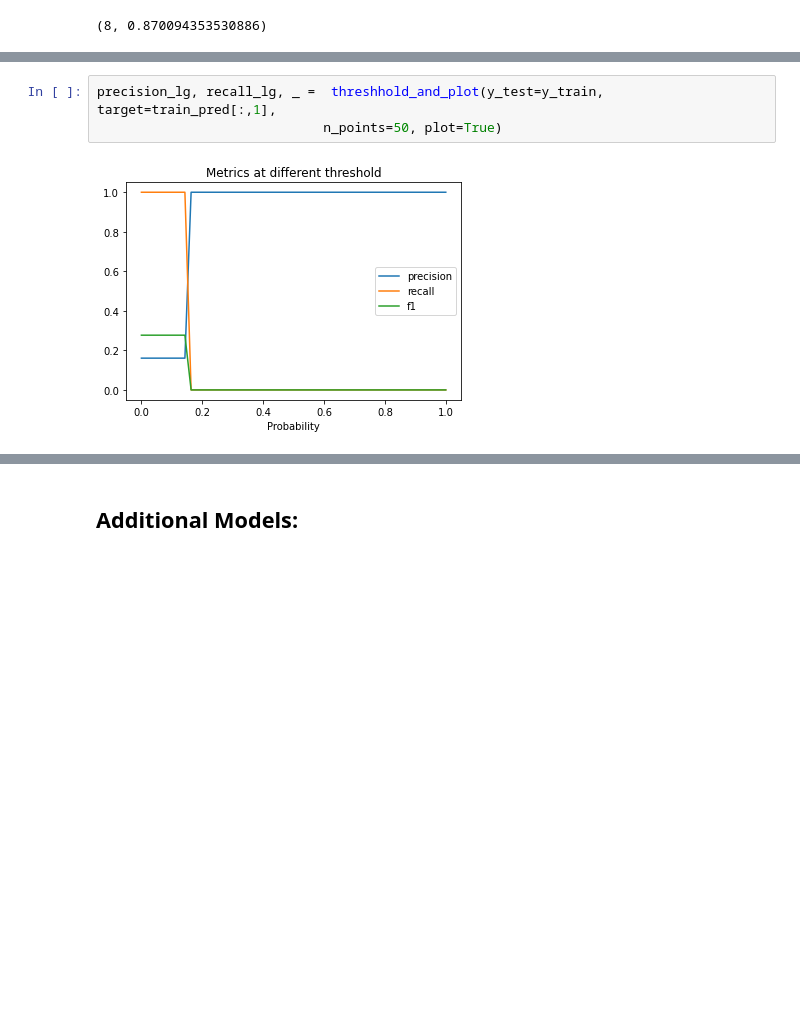
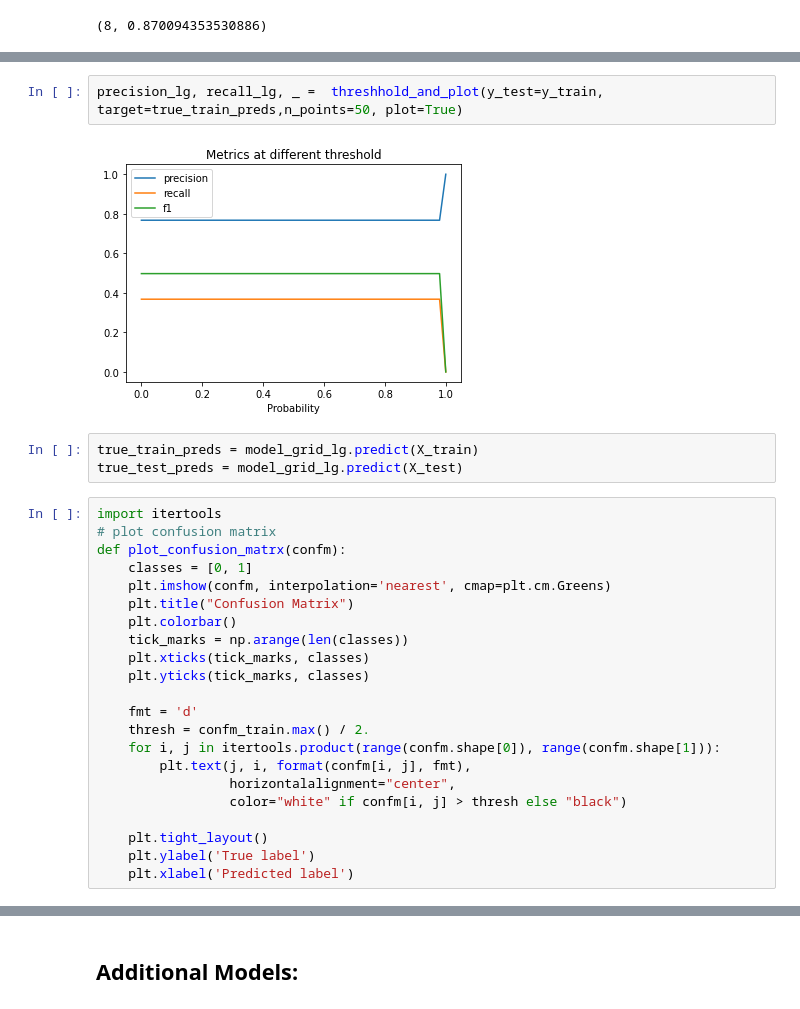
Before and after one commit to shaisid01/Data-Science, a Jupyter notebook: CapstoneProjects/Capstone 2/Notebooks/05_modeling.ipynb, the cells around one changed output, grey strips where cells are left out. Drawn from its saved outputs; the diff is of its cells as text; blank space fills up the shorter version.

```diff
--- a/CapstoneProjects/Capstone 2/Notebooks/05_modeling.ipynb
+++ b/CapstoneProjects/Capstone 2/Notebooks/05_modeling.ipynb
@@ -293,5 +323,29 @@ max_thresh(cv_scores_lg)
+# %%
+precision_lg, recall_lg, _ =  threshhold_and_plot(y_test=y_train, target=true_train_preds,n_points=50, plot=True)
+# %% [output]
+[figure, added]
+# %%
+true_train_preds = model_grid_lg.predict(X_train)
+true_test_preds = model_grid_lg.predict(X_test)
 # %%
-precision_lg, recall_lg, _ =  threshhold_and_plot(y_test=y_train, target=train_pred[:,1],
-                             n_points=50, plot=True)
+import itertools
+# plot confusion matrix
+def plot_confusion_matrx(confm):
+    classes = [0, 1]
+    plt.imshow(confm, interpolation='nearest', cmap=plt.cm.Greens)
+    plt.title("Confusion Matrix")
+    plt.colorbar()
+    tick_marks = np.arange(len(classes))
+    plt.xticks(tick_marks, classes)
+    plt.yticks(tick_marks, classes)
+
+    fmt = 'd'
+    thresh = confm_train.max() / 2.
+    for i, j in itertools.product(range(confm.shape[0]), range(confm.shape[1])):
+        plt.text(j, i, format(confm[i, j], fmt),
+                 horizontalalignment="center",
+                 color="white" if confm[i, j] > thresh else "black")
+
+    plt.tight_layout()
+    plt.ylabel('True label')
+    plt.xlabel('Predicted label')
-# %% [output]
-[figure, removed]
```
Also changed, not shown: parts of 18 cells of this notebook.
